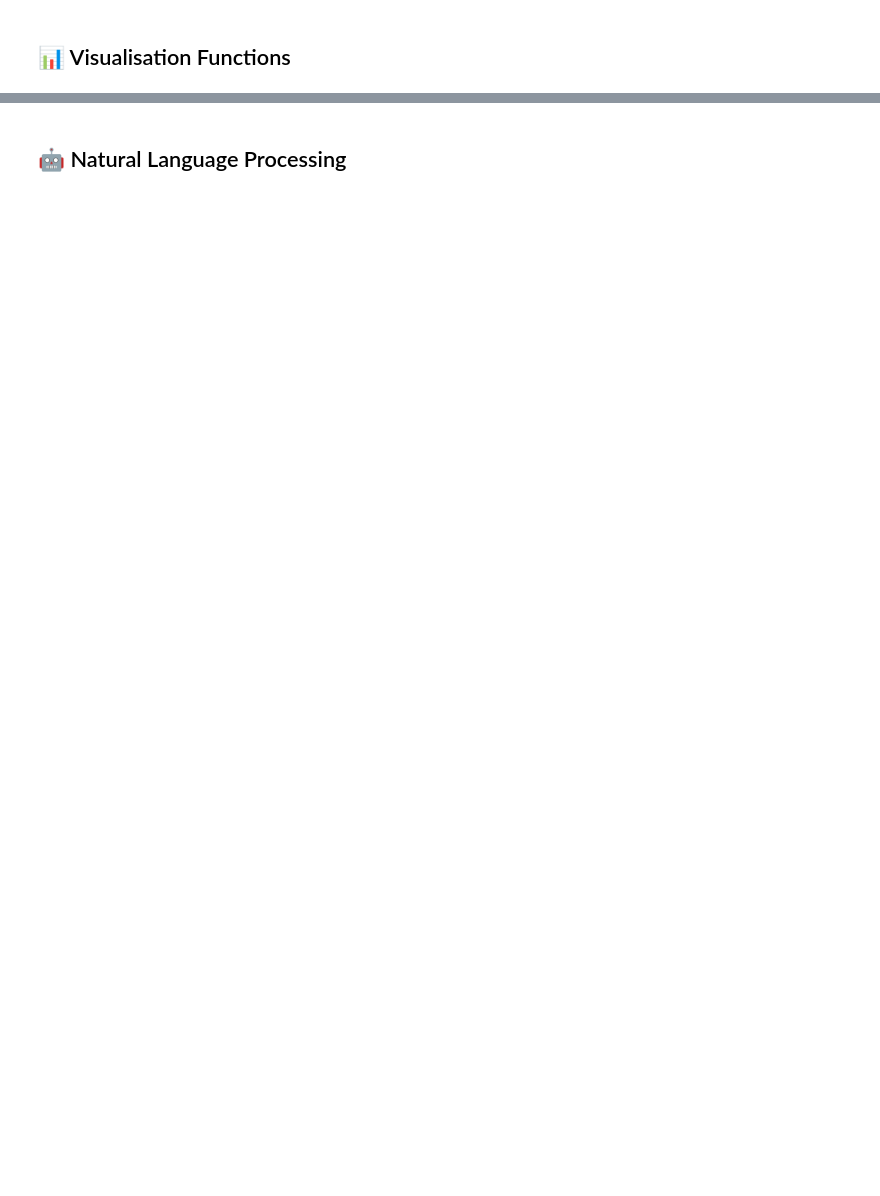
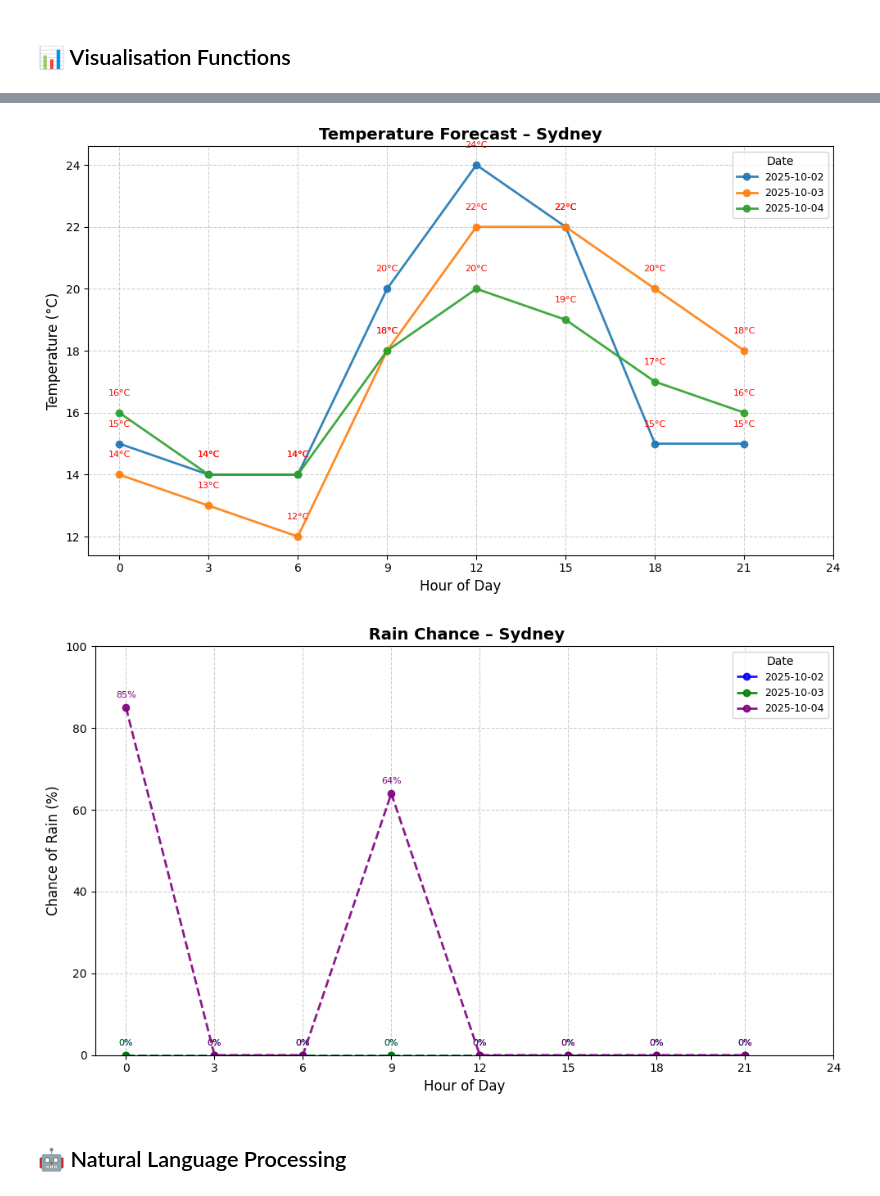
Before and after one commit to Yarida-nes/weatherwise-Yarida-Kaewthong, a Jupyter notebook: starter_notebook.ipynb, the cells around one changed output, grey strips where cells are left out. Cells and saved outputs as stored; diff of their text form; code cells hidden in the pictures; blank space fills up the shorter version.

```diff
--- a/starter_notebook.ipynb
+++ b/starter_notebook.ipynb
@@ -296,3 +300,10 @@ create_precipitation_visualisation(sample)
+# %%
+sample = get_weather_data("Sydney", forecast_days=5)
+create_temperature_visualisation(sample)
+create_precipitation_visualisation(sample)
+# %% [output]
+[figure, added]
+[figure, added]
 # %% [markdown]
 ## 🤖 Natural Language Processing
 # %%
```
Also changed, not shown: parts of 14 cells of this notebook.
